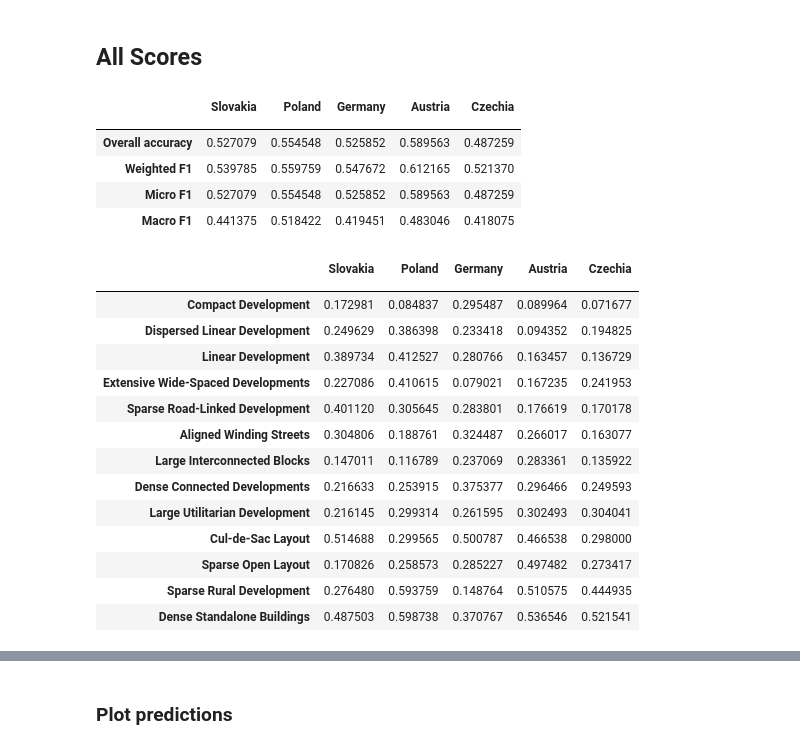
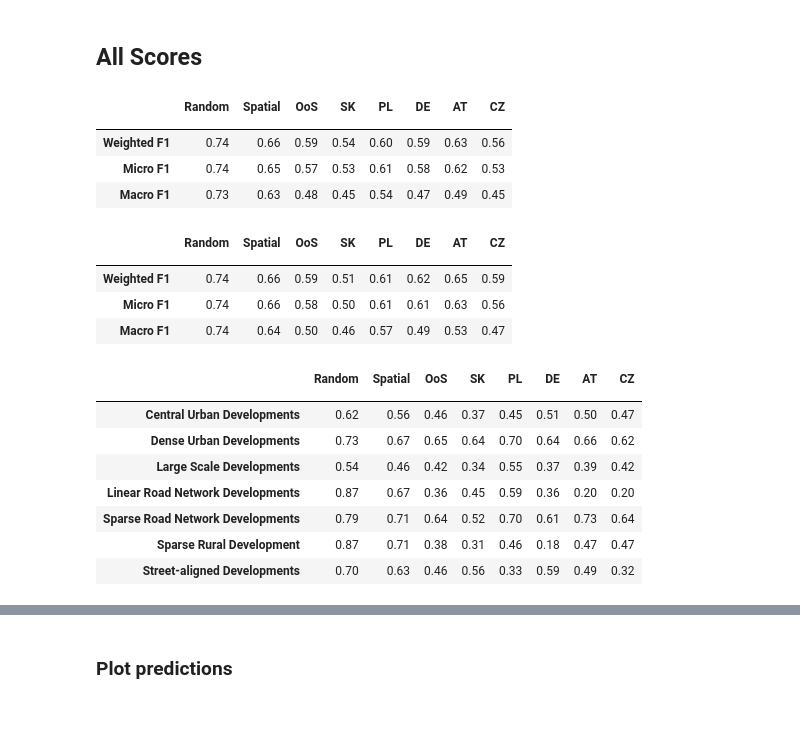
Before and after one commit to eurofab-project/morphometrics, a Jupyter notebook: notebooks/6_eurofab_model.ipynb, the cells around one changed output, grey strips where cells are left out. Cells and saved outputs as stored; diff of their text form; code cells hidden in the pictures; blank space fills up the shorter version.

Commit message:
result tables

```diff
--- a/notebooks/6_eurofab_model.ipynb
+++ b/notebooks/6_eurofab_model.ipynb
@@ -382,42 +340,57 @@ disp.plot( xticks_rotation = 'vertical', ax=ax)
 import glob
 import pandas as pd
 
-
-test_countries_names = ['Slovakia', 'Poland', 'Germany', 'Austria', 'Czechia']
+test_countries_names = ['SK', 'PL', 'DE', 'AT', 'CZ', 'Random', 'Spatial']
+column_order = ['Random', 'Spatial', 'OoS', 'SK', 'PL', 'DE', 'AT', 'CZ']
 
 mapping_level = 3
 # %%
 overall_accs = [pd.read_csv(f1fp).set_index('Unnamed: 0')['0'] for f1fp in sorted(glob.glob(f'/data/uscuni-eurofab/processed_data/results/overall_acc_{mapping_level}*'))]
 overall_accs = pd.concat(overall_accs, axis=1)
 overall_accs.index.name = ''
+# overall_accs.columns = pd.MultiIndex.from_tuples((t, name) for t,name in zip(['MS building footprints'] * len(test_countries_names), test_countries_names))
 overall_accs.columns = test_countries_names
-overall_accs
+overall_accs['OoS'] = overall_accs[['SK', 'PL', 'DE', 'AT', 'CZ',]].mean(axis=1)
+
+
+overall_accs[column_order].style.format(precision=2)
 # %% [output]
-|  | Slovakia | Poland | Germany | Austria | Czechia |
-|  |  |  |  |  |  |
-| Overall accuracy | 0.527079 | 0.554548 | 0.525852 | 0.589563 | 0.487259 |
-| Weighted F1 | 0.539785 | 0.559759 | 0.547672 | 0.612165 | 0.521370 |
-| Micro F1 | 0.527079 | 0.554548 | 0.525852 | 0.589563 | 0.487259 |
-| Macro F1 | 0.441375 | 0.518422 | 0.419451 | 0.483046 | 0.418075 |
+|  | Random | Spatial | OoS | SK | PL | DE | AT | CZ |
+|  |  |  |  |  |  |  |  |  |
+| Weighted F1 | 0.74 | 0.66 | 0.59 | 0.54 | 0.60 | 0.59 | 0.63 | 0.56 |
+| Micro F1 | 0.74 | 0.65 | 0.57 | 0.53 | 0.61 | 0.58 | 0.62 | 0.53 |
+| Macro F1 | 0.73 | 0.63 | 0.48 | 0.45 | 0.54 | 0.47 | 0.49 | 0.45 |
+# %%
+overall_accs2 = [pd.read_csv(f1fp).set_index('Unnamed: 0')['0'] for f1fp in sorted(glob.glob(f'/data/uscuni-eurofab-overture/processed_data/results/overall_acc_{mapping_level}*'))]
+overall_accs2 = pd.concat(overall_accs2, axis=1)
+overall_accs2.index.name = ''
+# overall_accs2.columns = pd.MultiIndex.from_tuples((t, name) for t,name in zip(['Overture building footprints'] * len(test_countries_names), test_countries_names))
+overall_accs2.columns = test_countries_names
+overall_accs2['OoS'] = overall_accs2[['SK', 'PL', 'DE', 'AT', 'CZ',]].mean(axis=1)
+
+
+overall_accs2[column_order].style.format(precision=2)
+# %% [output]
+|  | Random | Spatial | OoS | SK | PL | DE | AT | CZ |
+|  |  |  |  |  |  |  |  |  |
+| Weighted F1 | 0.74 | 0.66 | 0.59 | 0.51 | 0.61 | 0.62 | 0.65 | 0.59 |
+| Micro F1 | 0.74 | 0.66 | 0.58 | 0.50 | 0.61 | 0.61 | 0.63 | 0.56 |
+| Macro F1 | 0.74 | 0.64 | 0.50 | 0.46 | 0.57 | 0.49 | 0.53 | 0.47 |
 # %%
-f1s3 = [pd.read_csv(f1fp).set_index('Unnamed: 0')['0'] for f1fp in sorted(glob.glob(f'/data/uscuni-eurofab/processed_data/results/class_f1s_{mapping_level}*'))]
-f1s3 = pd.concat(f1s3, axis=1)
-f1s3.index.name = ''
-f1s3.columns = test_countries_names
-f1s3.sort_values('Austria')
+f1s = [pd.read_csv(f1fp).set_index('Unnamed: 0')['0'] for f1fp in sorted(glob.glob(f'/data/uscuni-eurofab/processed_data/results/class_f1s_{mapping_level}*'))]
+f1s = pd.concat(f1s, axis=1)
+f1s.index.name = ''
+f1s.columns = test_countries_names
+f1s['OoS'] = f1s[['SK', 'PL', 'DE', 'AT', 'CZ',]].mean(axis=1)
+
+f1s[column_order].sort_index().style.format(precision=2)
 # %% [output]
-|  | Slovakia | Poland | Germany | Austria | Czechia |
-|  |  |  |  |  |  |
-| Compact Development | 0.172981 | 0.084837 | 0.295487 | 0.089964 | 0.071677 |
-| Dispersed Linear Development | 0.249629 | 0.386398 | 0.233418 | 0.094352 | 0.194825 |
-| Linear Development | 0.389734 | 0.412527 | 0.280766 | 0.163457 | 0.136729 |
-| Extensive Wide-Spaced Developments | 0.227086 | 0.410615 | 0.079021 | 0.167235 | 0.241953 |
-| Sparse Road-Linked Development | 0.401120 | 0.305645 | 0.283801 | 0.176619 | 0.170178 |
-| Aligned Winding Streets | 0.304806 | 0.188761 | 0.324487 | 0.266017 | 0.163077 |
-| Large Interconnected Blocks | 0.147011 | 0.116789 | 0.237069 | 0.283361 | 0.135922 |
-| Dense Connected Developments | 0.216633 | 0.253915 | 0.375377 | 0.296466 | 0.249593 |
-| Large Utilitarian Development | 0.216145 | 0.299314 | 0.261595 | 0.302493 | 0.304041 |
-| Cul-de-Sac Layout | 0.514688 | 0.299565 | 0.500787 | 0.466538 | 0.298000 |
-| Sparse Open Layout | 0.170826 | 0.258573 | 0.285227 | 0.497482 | 0.273417 |
-| Sparse Rural Development | 0.276480 | 0.593759 | 0.148764 | 0.510575 | 0.444935 |
-| Dense Standalone Buildings | 0.487503 | 0.598738 | 0.370767 | 0.536546 | 0.521541 |
+|  | Random | Spatial | OoS | SK | PL | DE | AT | CZ |
+|  |  |  |  |  |  |  |  |  |
+| Central Urban Developments | 0.62 | 0.56 | 0.46 | 0.37 | 0.45 | 0.51 | 0.50 | 0.47 |
+| Dense Urban Developments | 0.73 | 0.67 | 0.65 | 0.64 | 0.70 | 0.64 | 0.66 | 0.62 |
+| Large Scale Developments | 0.54 | 0.46 | 0.42 | 0.34 | 0.55 | 0.37 | 0.39 | 0.42 |
+| Linear Road Network Developments | 0.87 | 0.67 | 0.36 | 0.45 | 0.59 | 0.36 | 0.20 | 0.20 |
+| Sparse Road Network Developments | 0.79 | 0.71 | 0.64 | 0.52 | 0.70 | 0.61 | 0.73 | 0.64 |
+| Sparse Rural Development | 0.87 | 0.71 | 0.38 | 0.31 | 0.46 | 0.18 | 0.47 | 0.47 |
+| Street-aligned Developments | 0.70 | 0.63 | 0.46 | 0.56 | 0.33 | 0.59 | 0.49 | 0.32 |
```
Also changed, not shown: parts of 10 cells of this notebook, 6 other files.
